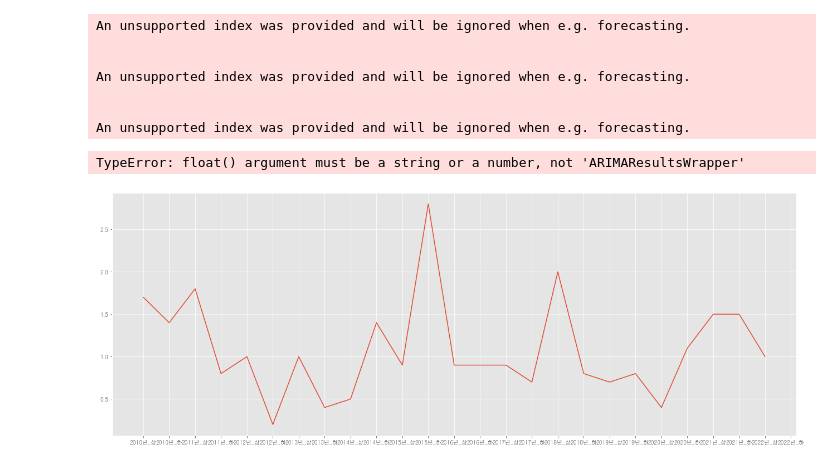
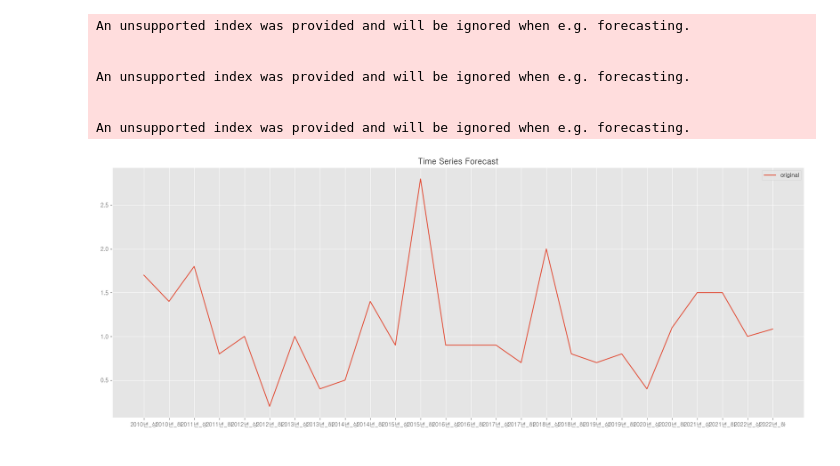
Before and after one commit to JMinkyu/Data-analyze, a Jupyter notebook: value_test-checkpoint.ipynb, the cells around one changed output. Saved outputs shown, nothing was run; the diff lists cells and outputs as text; code cells hidden in the pictures.

Commit message:
error define & code editing

```diff
--- a/value_test-checkpoint.ipynb
+++ b/value_test-checkpoint.ipynb
@@ -14,7 +14,7 @@ import plotly.graph_objs as go
 import os
 plt.style.use('ggplot')
 # %%
-df = pd.read_csv('C:/Users/USER/Desktop/Intern_data/Python/임원 데이터.csv', encoding = 'utf-8')
+df = pd.read_csv('C:/Users/cslee/Desktop/jmk/임원 데이터.csv', encoding = 'utf-8')
 # %%
 df
 # %% [output]
@@ -197,11 +199,10 @@ An unsupported index was provided and will be ignored when e.g. forecasting.
 model_fit = model.fit()
 # %%
 plt.figure(figsize=(22,8))
-plt.plot(df['Date'], df['NHO-N'], label = "original")
-plt.plot(model_fit, label = "predicted")
+plt.plot(df1['Date'], df1['NHO-N'], label = "original")
+#plt.plot(model_fit, label = "predicted")
 plt.title("Time Series Forecast")
 plt.legend()
 plt.show()
 # %% [output]
-TypeError: float() argument must be a string or a number, not 'ARIMAResultsWrapper'
-[figure, old version]
+[figure, new version]
```
Also changed, not shown: parts of 6 cells of this notebook.
